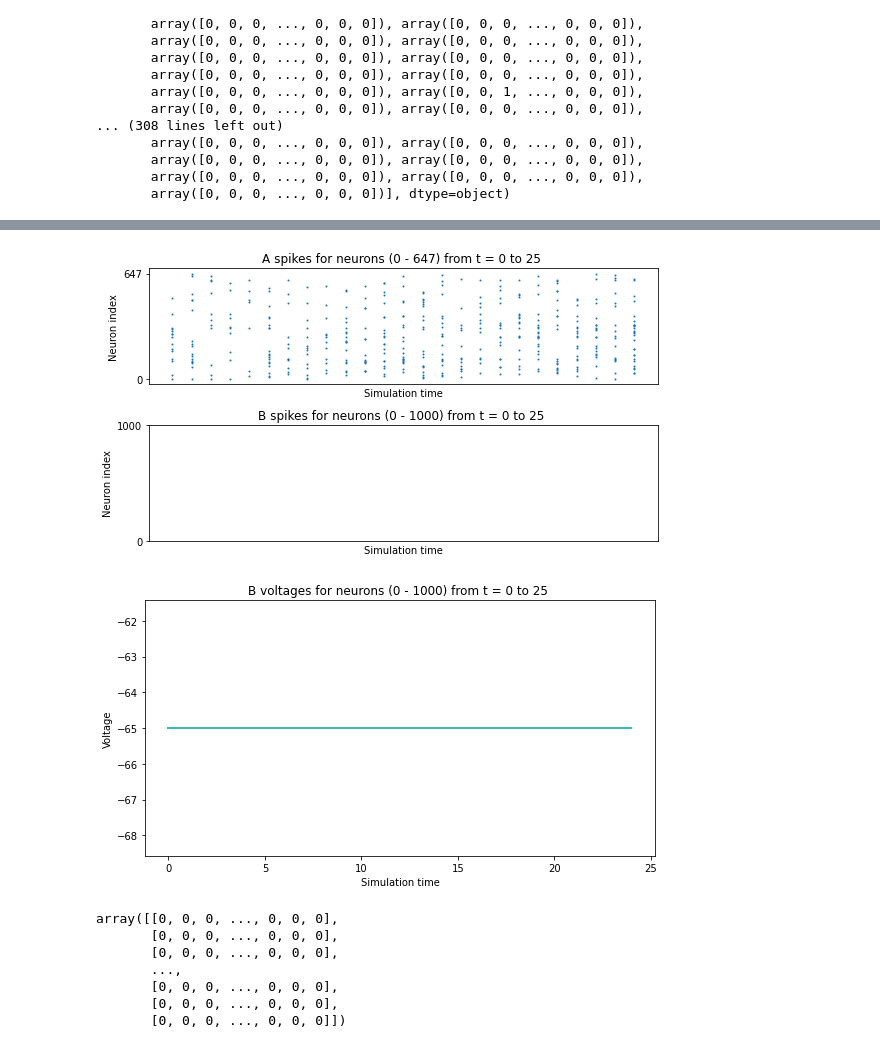
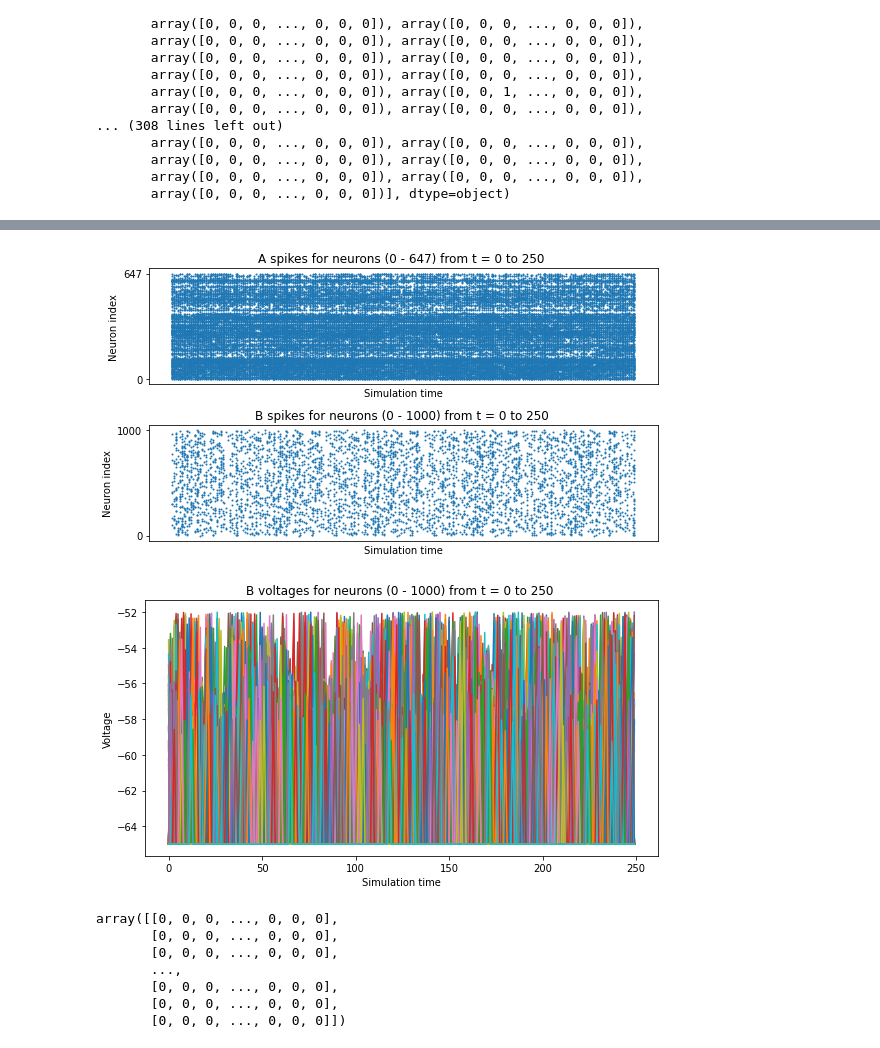
Before and after one commit to mariakesa/NeuroPixelsDataAnalysis, a Jupyter notebook: BindsNet/Initial.ipynb, the cells around one changed output, grey strips where cells are left out. Drawn from its saved outputs; the diff is of its cells as text; code cells hidden in the pictures.

```diff
--- a/BindsNet/Initial.ipynb
+++ b/BindsNet/Initial.ipynb
@@ -100,10 +100,10 @@ from bindsnet.network.monitors import Monitor
 from bindsnet.analysis.plotting import plot_spikes, plot_voltages
 
 # Simulation time.
-time = 25
+time = 250
 
 # Create the network.
-network = Network(dt=0.01)
+network = Network(dt=0.1)
 
 # Create and add input, output layers.
 source_layer = Input(n=647)
@@ -145,35 +145,35 @@ source_monitor = Monitor(
     time=time,  # Length of simulation (if known ahead of time).
 )
 target_monitor = Monitor(
     obj=target_layer,
     state_vars=("s", "v"),  # Record spikes and voltages.
     time=time,  # Length of simulation (if known ahead of time).
 )
 
 network.add_monitor(monitor=source_monitor, name="A")
 network.add_monitor(monitor=target_monitor, name="B")
 
 # Create input spike data, where each spike is distributed according to Bernoulli(0.1).
 #input_data = torch.bernoulli(0.1 * torch.ones(time, source_layer.n)).byte()
 input_data=torch.Tensor(bn_.T)
 inputs = {"A": input_data}
 
 # Simulate network on input data.
 network.run(inputs=inputs, time=time)
 
 # Retrieve and plot simulation spike, voltage data from monitors.
 spikes = {
     "A": source_monitor.get("s"), "B": target_monitor.get("s")
 }
 voltages = {"B": target_monitor.get("v")}
 
 plt.ioff()
 plot_spikes(spikes)
 plot_voltages(voltages, plot_type="line")
 plt.show()
 # %% [output]
-[figure, old version]
+[figure, new version]
-[figure, old version]
+[figure, new version]
 # %%
 bn_
 # %% [output]
```
Also changed, not shown: parts of 3 cells of this notebook.
